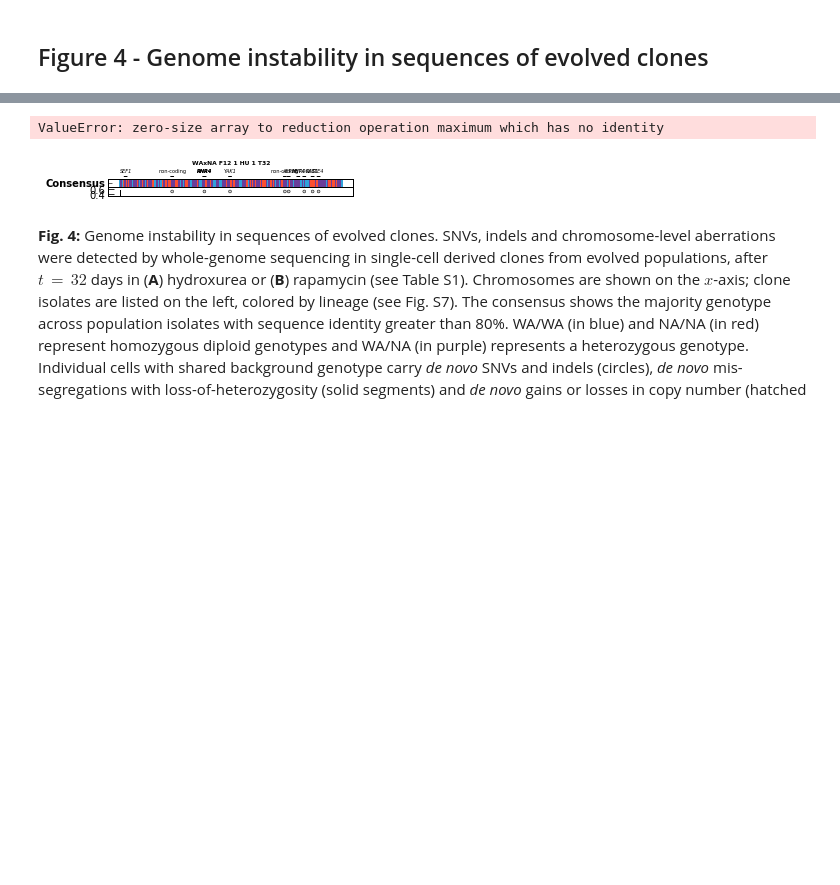
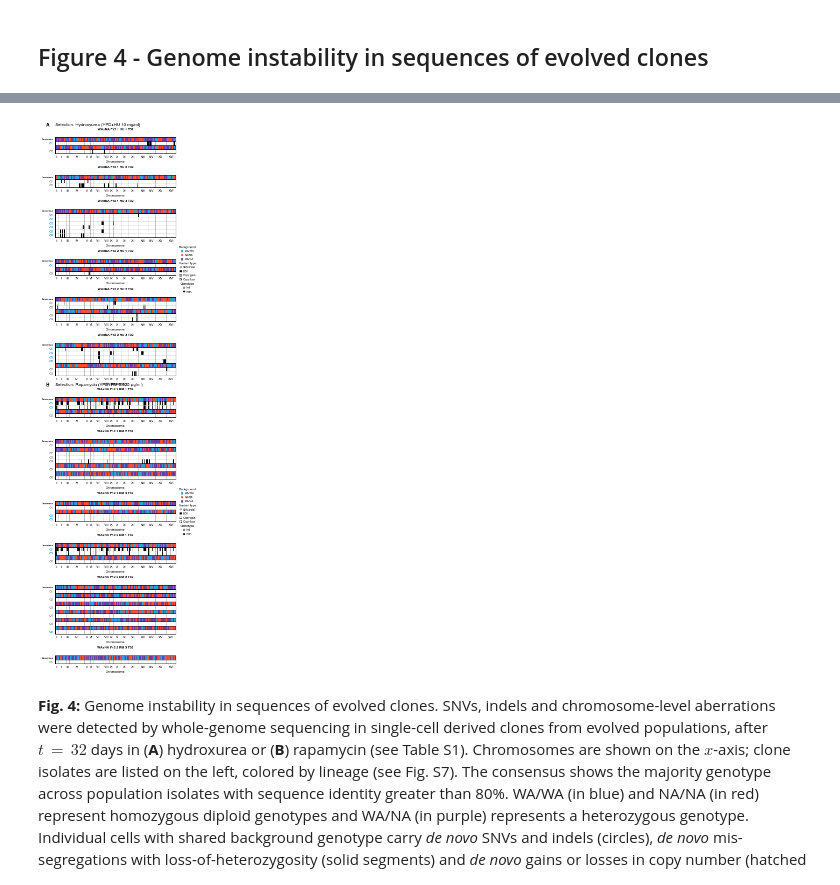
Before and after one commit to ivazquez/clonal-heterogeneity, a Jupyter notebook: src/figure4.ipynb, the cells around one changed output, grey strips where cells are left out. Cells and saved outputs as stored; diff of their text form; code cells hidden in the pictures; blank space fills up the shorter version.

Commit message:
Final version of figures for publication

```diff
--- a/src/figure4.ipynb
+++ b/src/figure4.ipynb
@@ -33,8 +40,8 @@ chr_coords.head()
 # %% [markdown]
 * *De novo* SNVs and indels in ancestral and evolved isolate genomes
 # %%
-# load data
-seq_mut_df = utils.load_data(dir_data+'seq/de-novo/seq_de_novo_snps_indels.pickle')
+# Load data
+seq_mut_df = utils.load_data(dir_data+'seq/de-novo/seq_de_novo_snv_indel.pickle')
 
 seq_mut_df = seq_mut_df.rename(columns={'chrom':'chr_arabic', 'pos':'site'})
 seq_mut_df['chr_roman'] = seq_mut_df['chr_arabic'].apply(utils.int_to_roman)
@@ -42,9 +49,9 @@ seq_mut_df = utils.chr_to_gw(seq_mut_df, chr_coords)
 
 seq_mut_df = seq_mut_df[(seq_mut_df.clone!='')].reset_index(drop=True)
 
-# remap genotype values
+# Remap genotype values
 seq_mut_df['genotype'] = seq_mut_df['genotype'].map({'0': 0, '1': 2,'0/0': 0, '0/1': 1, '1/0': 1, '1/1': 2})
 
-seq_mut_df['type'] = 'snp_indel'
+seq_mut_df['type'] = 'snv_indel'
 
 seq_mut_df.head()
@@ -262,16 +290,71 @@ for ii, ((e,p), data) in enumerate(seq_dn_df_sliced.groupby(level=['selection','
                                                  hspace=0, wspace=0)
 
     ax = gs[(e,p)]
-#     ax.text(-0.085, 1.2, 'C', transform=ax.transAxes,
-#             fontsize=9, fontweight='bold', va='top', ha='right')
+
     print(e, p, data.shape)
     plot.genome_instability(data, ax=ax, title=p.replace('_',' ')+' T32')
 
-#     if ax.is_first_row():
-#         ax.text(-0.185, 1.055, 'A', transform=ax.transAxes,
-#                 fontsize=9, fontweight='bold', va='top', ha='right')
+# set panel labels
+ax1 = plt.subplot(gs['HU','WAxNA_F12_1_HU_1'][(0,0)])
+ax1.text(-0.05, 4,  chr(ord('A')), transform=ax1.transAxes,
+         fontsize=9, fontweight='bold', va='center', ha='right')
+ax1.text(0, 4, 'Selection: %s' % config.selection['long_label']['HU'],
+         transform=ax1.transAxes, fontsize=8, va='center', ha='left')
 
-# axes limits
+ax1 = plt.subplot(gs['RM','WAxNA_F12_1_RM_1'][(0,0)])
+ax1.text(-0.05, 4,  chr(ord('B')), transform=ax1.transAxes,
+         fontsize=9, fontweight='bold', va='center', ha='right')
+ax1.text(0, 4, 'Selection: %s' % config.selection['long_label']['RM'],
+         transform=ax1.transAxes, fontsize=8, va='center', ha='left')
+
+# set legend
+for k, xy in zip([('HU','WAxNA_F12_2_HU_1'),('RM','WAxNA_F12_1_RM_3')],[(2,0),(2,0)]):
+
+    ax3 = plt.subplot(gs[k][(0,0)])
+
+    wt_artist = patches.Rectangle((0,0), width=1, height=1, color=config.background['color']['WA/WA'])
+    het_artist = patches.Rectangle((0,0), width=1, height=1, color=config.background['color']['WA/NA'])
+    hom_artist = patches.Rectangle((0,0), width=1, height=1, color=config.background['color']['NA/NA'])
+
+    leg1 = ax3.legend([wt_artist,hom_artist,het_artist],
+                      ['WA/WA','NA/NA','WA/NA'],
+                      bbox_to_anchor=(1.1, 2.5), ncol=1,
+                      frameon=False, loc='center',
+                      borderaxespad=0, handlelength=0.75,
+                      title='Background', prop={'size':5})
+
+    ax4 = plt.subplot(gs[k][(2,0)])
+
+    snv_indel_artist = lines.Line2D((0,1),(0,0), mec='k', mfc='w', marker='o', markersize=3, linestyle='')
+    loh_artist = patches.Rectangle((0,0), width=1, height=1, color='k')
+    cn_gain_artist = patches.Rectangle((0,0), width=1, height=1, color='k', hatch='---', fill=False)
+    cn_loss_artist = patches.Rectangle((0,0), width=1, height=1, color='k', hatch='xxx', fill=False)
+
+    leg2 = ax4.legend([snv_indel_artist,loh_artist,cn_gain_artist,cn_loss_artist],
+                      ['SNV/indel','LOH','Copy gain','Copy loss'],
+                      bbox_to_anchor=(1.1, 0.0), ncol=1,
+                      frameon=False, loc='center',
+                      borderaxespad=0, handlelength=0.75,
+                      title='Variant type', prop={'size':5})
+
+    het_artist = lines.Line2D((0,1),(0,0), mec='k', mfc=config.genotype['color'][1],
+                              marker='o', markersize=3, linestyle='')
+    hom_artist = lines.Line2D((0,1),(0,0), mec='k', mfc=config.genotype['color'][2],
+                              marker='o', markersize=3, linestyle='')
+
+    leg3 = ax4.legend([het_artist,hom_artist],
+                      ['het.','hom.'],
+                      bbox_to_anchor=(1.1, -4), ncol=1,
+                      frameon=False, loc='center',
+                      borderaxespad=0, handlelength=0.75,
+                      title='Genotype', prop={'size':5})
+
+    ax4.add_artist(leg2)
+
+    for leg in [leg1,leg2,leg3]:
+        plt.setp(leg.get_title(),fontsize=6)
+
+# Axes limits
 for ax in fig.get_axes():
     ax.xaxis.label.set_size(6)
     ax.yaxis.label.set_size(6)
@@ -285,4 +379,3 @@ plt.show()
-ValueError: zero-size array to reduction operation maximum which has no identity
-[figure, old version]
+[figure, new version]
 # %% [markdown]
 **Fig. 4:** Genome instability in sequences of evolved clones. SNVs, indels and chromosome-level aberrations were detected by whole-genome sequencing in single-cell derived clones from evolved populations, after ${t\,{=}\,32}$ days in (**A**) hydroxurea or (**B**) rapamycin (see Table S1). Chromosomes are shown on the $x$-axis; clone isolates are listed on the left, colored by lineage (see Fig. S7). The consensus shows the majority genotype across population isolates with sequence identity greater than 80%. WA/WA (in blue) and NA/NA (in red) represent homozygous diploid genotypes and WA/NA (in purple) represents a heterozygous genotype. Individual cells with shared background genotype carry *de novo* SNVs and indels (circles), *de novo* mis-segregations with loss-of-heterozygosity (solid segments) and *de novo* gains or losses in copy number (hatched segments). Driver and passenger mutations are listed along the bottom (drivers are in boldface). Populations marked by $\otimes$ indicate cross-contamination during the selection phase, but any derived events are independent.
```
Also changed, not shown: parts of 6 cells of this notebook, 42 other files.
